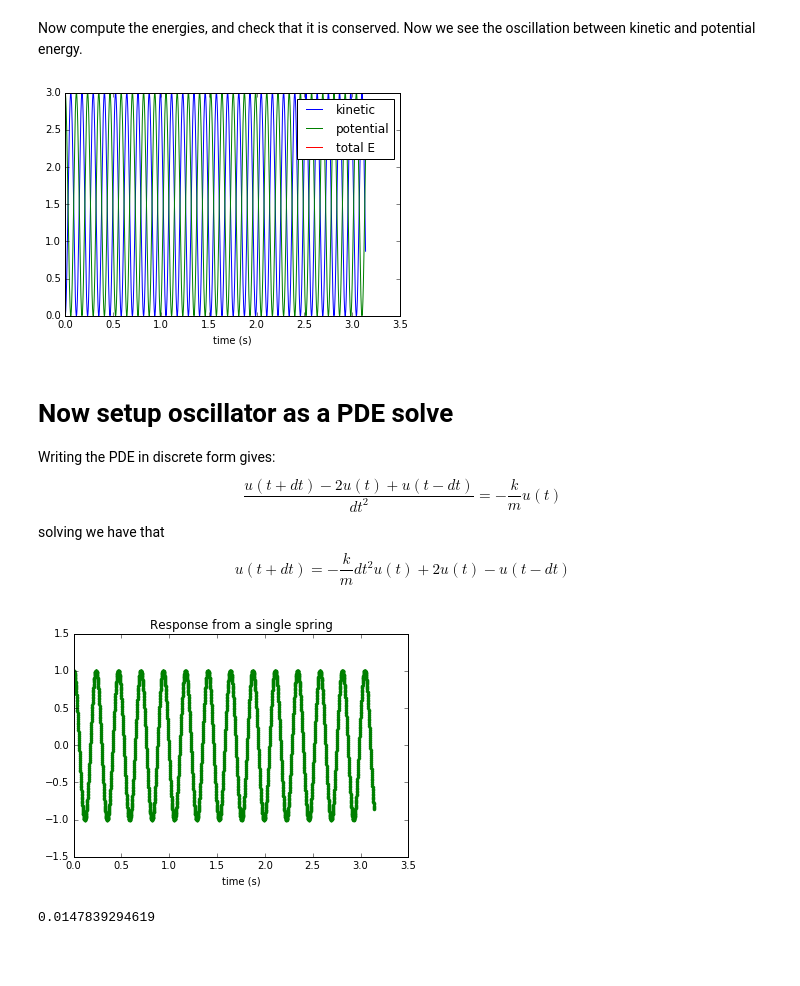
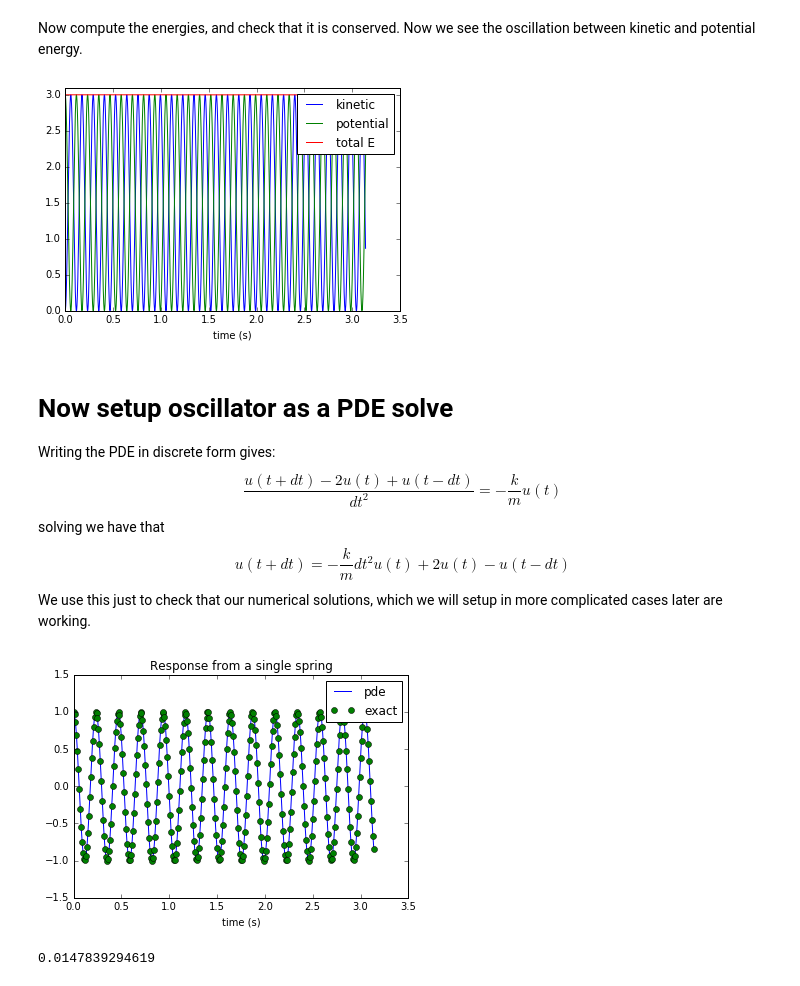
Before and after one commit to alisonmalcolm/IBC_Energy, a Jupyter notebook: SpringMassEnergy.ipynb, the cells around one changed output. Saved outputs shown, nothing was run; the diff lists cells and outputs as text; code cells hidden in the pictures; blank space fills up the shorter version.

```diff
--- a/SpringMassEnergy.ipynb
+++ b/SpringMassEnergy.ipynb
@@ -6,7 +9,7 @@ from scipy.signal import fftconvolve
 # %%
 #Setup the physical parameters
 
-K=.05
+K=0.05
 L=1.
 M=1.
 
@@ -66,7 +57,0 @@ Compute the wavefield and its kinetic and potential energy.
-# %%
-u=WaveSolution(x,t,c,f)
-plt.imshow(u)
-plt.ylabel('x')
-plt.xlabel('t')
-plt.title('Wavefield')
-plt.show()
@@ -77,23 +57,0 @@ Looking at the kinetic and potential energies, we see that they do not change as
-# %%
-u_kE=KineticE(M/N,u,dt)
-plt.figure()
-plt.subplot(121)
-plt.imshow(u_kE)
-plt.title('potential')
-u_kP=PotentialE(K*N,u)
-plt.subplot(122)
-plt.imshow(u_kP)
-plt.title('kinetic')
-fig1=plt.figure()
-plt.title('kinetic at different positions')
-plt.xlabel('time')
-fig2=plt.figure()
-plt.title('potential at different positions')
-plt.xlabel('time')
-for ii in range(nx):
-    if ii%50 is 0:
-        plt.figure(fig1.number)
-        plt.plot(t,u_kE[ii,:],label='kinetic')
-        plt.figure(fig2.number)
-        plt.plot(t,u_kP[ii,:],label='potential')
-plt.show()
@@ -136,10 +90,11 @@ plt.plot(t,u_osc_pE,label='potential')
 plt.plot(t[1:-1],u_osc_pE[1:-1]+u_osc_kE,label='total E')
 plt.xlabel('time (s)')
 #plt.xlim([0,20])
+plt.ylim([0,3.1])
 plt.legend()
 plt.show()
 # %% [output]
-[figure, old version]
+[figure, new version]
 # %% [markdown]
 # Now setup oscillator as a PDE solve
 Writing the PDE in discrete form gives:
@@ -150,6 +105,7 @@ solving we have that
 $$
 u(t+dt)=-\frac{k}{m} dt^2 u(t) + 2u(t) - u(t-dt)
 $$
+We use this just to check that our numerical solutions, which we will setup in more complicated cases later are working.
 # %%
 def Oscillator(k,m,nt,dt,u0):
     u=np.zeros_like(t)
@@ -162,13 +118,15 @@ def Oscillator(k,m,nt,dt,u0):
     return u
 # %%
 u_osc_pde=Oscillator(K*N,M/N,nt,dt,1.0)
-plt.plot(t,u_osc_pde,t,u_osc,'.')
+plt.plot(t,u_osc_pde,label='pde')
+plt.plot(t[0::10],u_osc[0::10],'o',label='exact')
+plt.legend()
 plt.xlabel('time (s)')
 plt.title('Response from a single spring')
 plt.show()
 #plt.xlim([0,10])
 # %% [output]
-[figure, old version]
+[figure, new version]
 # %%
 #Check that the code is working, should be small and should decrease as dt is decreased (like 1/dt^2)
 print(np.sum(np.sqrt((u_osc_pde-u_osc)**2.0))/np.sum(np.sqrt(u_osc**2.0)))
```
Also changed, not shown: parts of 32 cells of this notebook.
